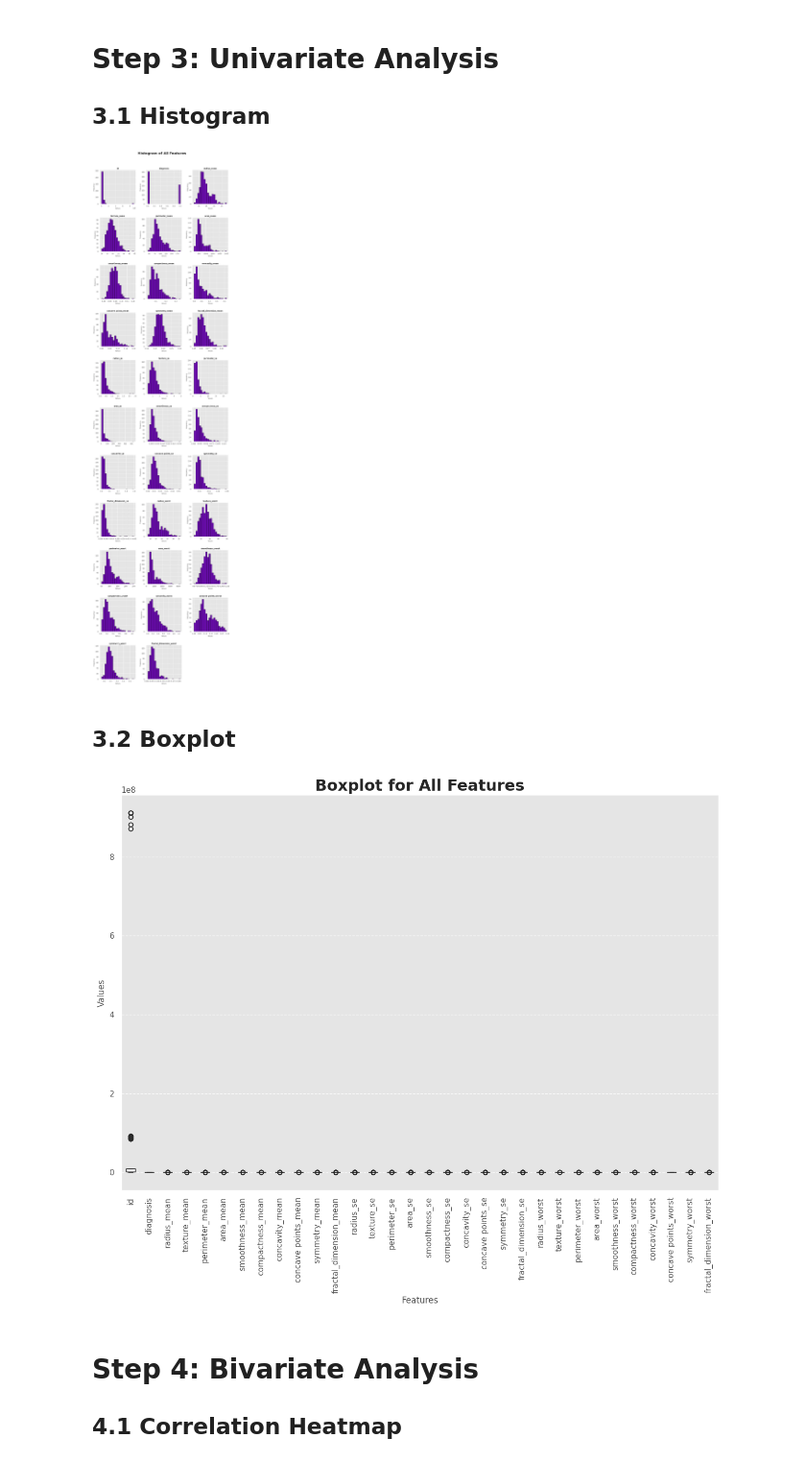
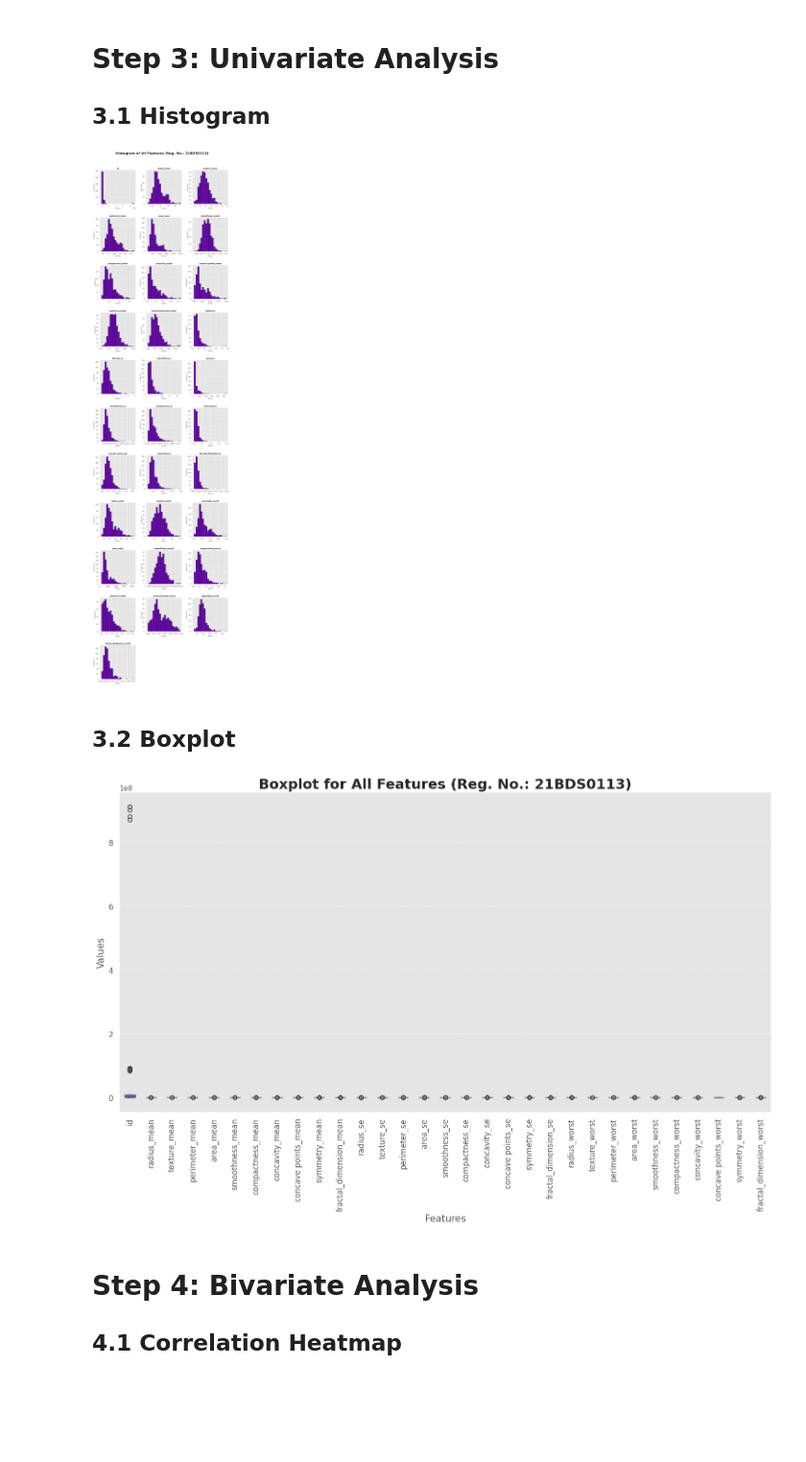
Before and after one commit to tavishijain3/Breast-Cancer-Data-Analysis-and-Prediction, a Jupyter notebook: EDA.ipynb, the cells around one changed output. Shown at 96% size. Drawn from its saved outputs; the diff is of its cells as text; code cells hidden in the pictures; blank space fills up the shorter version.

```diff
--- a/EDA.ipynb
+++ b/EDA.ipynb
@@ -148,8 +148,11 @@ plt.style.use('ggplot')
 # Define a purple color for the histograms
 color = '#6a0dad'  # Purple color
 
-# Calculate number of rows needed based on number of features
-num_features = len(df.columns)
+# Select only numeric columns
+df_numeric = df.select_dtypes(include=['float64', 'int64'])
+
+# Calculate number of rows needed based on the number of features
+num_features = len(df_numeric.columns)
 num_cols = 3  # Number of columns in the subplot grid
 num_rows = (num_features // num_cols) + (num_features % num_cols > 0)
 
@@ -158,49 +161,55 @@ fig, axes = plt.subplots(nrows=num_rows, ncols=num_cols, figsize=(15, 5 * num_ro
 axes = axes.flatten()  # Flatten the axes array for easy iteration
 
 # Plot each feature's histogram
-for i, column in enumerate(df.columns):
+for i, column in enumerate(df_numeric.columns):
     ax = axes[i]
-    df[column].plot(kind='hist', ax=ax, bins=20, color=color, edgecolor='black', linewidth=1.0)
+    df_numeric[column].plot(kind='hist', ax=ax, bins=20, color=color, edgecolor='black', linewidth=1.0)
     ax.set_title(column, fontsize=12, weight='bold')
     ax.set_xlabel('Values', fontsize=10)
     ax.set_ylabel('Frequency', fontsize=10)
 
-# Remove any unused subplots
+# Remove any unused subplots (if the grid is larger than the number of plots)
 for j in range(i + 1, len(axes)):
     fig.delaxes(axes[j])
 
-plt.suptitle('Histogram of All Features', fontsize=22, weight='bold')
-plt.subplots_adjust(top=0.95, hspace=0.4, wspace=0.3)  # Adjust spacing for clarity
+plt.suptitle('Histogram of All Features (Reg. No.: 21BDS0113)', fontsize=22, weight='bold')
+plt.subplots_adjust(top=0.95, hspace=0.4, wspace=0.3)
 plt.show()
 # %% [output]
-[figure, old version]
+[figure, new version]
 # %% [markdown]
 ## 3.2 Boxplot
 # %%
 import matplotlib.pyplot as plt
 import seaborn as sns
 
 # Set the style and palette
 sns.set(style="whitegrid")
 plt.style.use('ggplot')
 
-# Define a color palette with shades of purple
-palette = sns.color_palette("Purples", n_colors=len(df.columns))
+# Select only numeric columns
+df_numeric = df.select_dtypes(include=['float64', 'int64'])
+
+# Define a color palette with diverse colors for clarity
+palette = sns.color_palette("coolwarm", n_colors=len(df_numeric.columns))
 
 # Create the boxplot
 plt.figure(figsize=(15, 10))
-sns.boxplot(data=df, palette=palette, width=0.5)
+sns.boxplot(data=df_numeric, palette=palette, width=0.5)
 
 # Enhance plot aesthetics
-plt.title('Boxplot for All Features', fontsize=22, weight='bold')
-plt.xlabel('Features', fontsize=12)
-plt.ylabel('Values', fontsize=12)
-plt.xticks(rotation=90)  # Rotate x-axis labels for better readability
-plt.grid(axis='y', linestyle='--', alpha=0.7)  # Add grid lines for better readability
+plt.title('Boxplot for All Features (Reg. No.: 21BDS0113)', fontsize=22, weight='bold')
+plt.xlabel('Features', fontsize=15)
+plt.ylabel('Values', fontsize=15)
+plt.xticks(rotation=90, fontsize=12)
+plt.yticks(fontsize=12)
+plt.grid(axis='y', linestyle='--', alpha=0.7)  # grid lines for better readability
 
+# Show plot
+plt.tight_layout()  # Adjust layout to avoid clipping of labels
 plt.show()
 # %% [output]
-[figure, old version]
+[figure, new version]
 # %%
 # Convert 'diagnosis' column to numerical values
 df['diagnosis'] = df['diagnosis'].map({'M': 1, 'B': 0})
```
Also changed, not shown: parts of 6 cells of this notebook.
